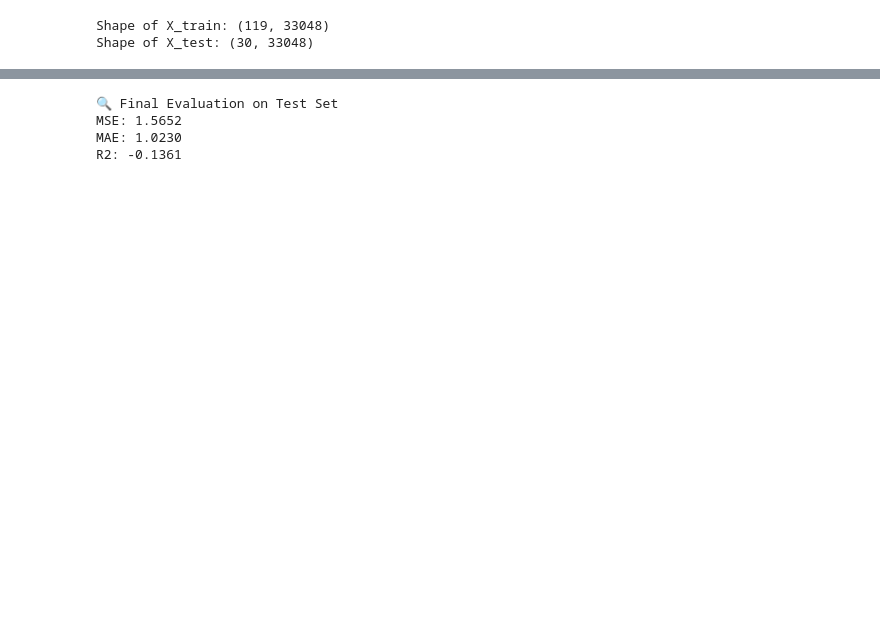
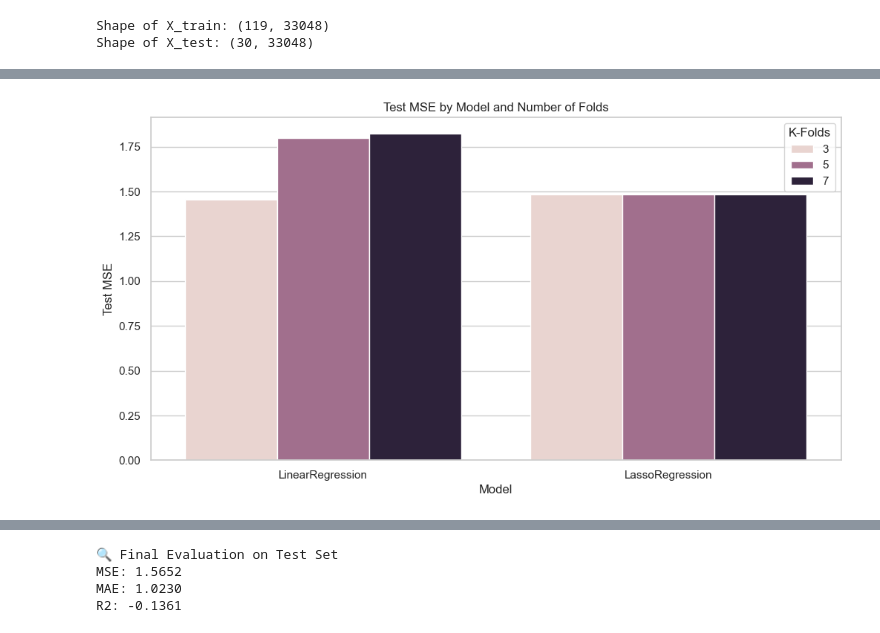
Before and after one commit to derex-cmd/ccdm, a Jupyter notebook: Genetic Algorithm/genetic_algo_v2.ipynb, the cells around one changed output, grey strips where cells are left out. Saved outputs shown, nothing was run; the diff lists cells and outputs as text; code cells hidden in the pictures; blank space fills up the shorter version.

```diff
--- a/Genetic Algorithm/genetic_algo_v2.ipynb
+++ b/Genetic Algorithm/genetic_algo_v2.ipynb
@@ -28,0 +306,17 @@ Shape of X_test: (30, 33048)
+# %%
+import matplotlib.pyplot as plt
+import seaborn as sns
+
+# Set style
+sns.set(style='whitegrid')
+
+# 1. Barplot: Test MSE by Model and K-Folds
+plt.figure(figsize=(12, 6))
+sns.barplot(data=summary_df, x='Model', y='Test_MSE', hue='K_Folds')
+plt.title('Test MSE by Model and Number of Folds')
+plt.ylabel('Test MSE')
+plt.xlabel('Model')
+plt.legend(title='K-Folds')
+plt.show()
+# %% [output]
+[figure, added]
```
Also changed, not shown: parts of 14 cells of this notebook, 27 other files.
